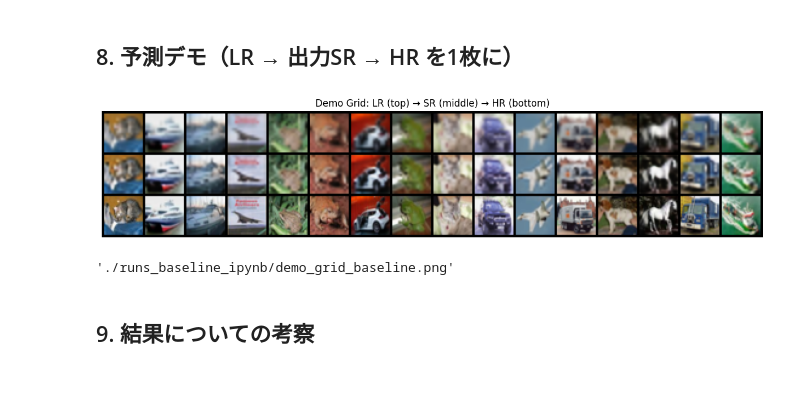
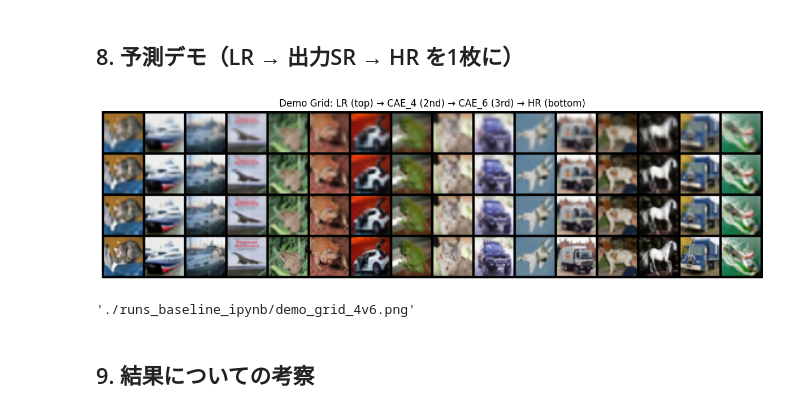
Before and after one commit to yuusyasiratama/simple-superres-cifar10, a Jupyter notebook: product_coding.ipynb, the cells around one changed output. Drawn from its saved outputs; the diff is of its cells as text; code cells hidden in the pictures; blank space fills up the shorter version.

```diff
--- a/product_coding.ipynb
+++ b/product_coding.ipynb
@@ -48,8 +48,8 @@ CFG = dict(
     # バッチサイズ
     batch_size=128,
     # 学習データを回す回数
-    # epochs=15,              # 本当は15以上は欲しいけど、PCスペックが足りないので実装時は3
-    epochs=1,
+    epochs=15,              # 本当は15以上は欲しいけど、PCスペックが足りないので実装時は3
+    # epochs=1,
     # 学習率
     lr=2e-3,
     # L2正則化の強さ(重みが大きくなりすぎないようにする)
@@ -385,37 +414,77 @@ os.listdir(CFG["save_dir"])
 ## 8. 予測デモ（LR → 出力SR → HR を1枚に）
 # %%
 @torch.no_grad()
-def save_demo_grid():
-    # 先程学習させたモデルを読み込む
-    model.load_state_dict(torch.load(os.path.join(CFG["save_dir"], "best_baseline.pth"), map_location=DEVICE))
-    model.eval()
-    # テストデータの先頭バッチを取得 16枚だけ使ってみる
+def save_demo_grid_4v6(nshow=16):
+    # 先程学習させたモデルを読み込む（モデルごとに別ファイル）
+    m4 = CAE_4().to(DEVICE)
+    m4.load_state_dict(torch.load(os.path.join(CFG["save_dir"], "best_CAE_4.pth"), map_location=DEVICE))
+    m4.eval()
+
+    m6 = CAE_6().to(DEVICE)
+    m6.load_state_dict(torch.load(os.path.join(CFG["save_dir"], "best_CAE_6.pth"), map_location=DEVICE))
+    m6.eval()
+
+    # テストデータの先頭バッチを1度だけ取得 → 両モデルで同じデータを使う
     x, _ = next(iter(test_loader))
-    x = x[:16].to(DEVICE)
+    x = x[:nshow].to(DEVICE)
+
+    # 低解像度画像を作り、SRを両モデルで生成
     lr, hr = make_low_res(x, CFG["low_size"], CFG["high_size"])
-    sr = model(lr)
-    grid = torch.cat([lr.cpu(), sr.cpu(), hr.cpu()], dim=0)  # 16*3=48枚 (上:LR 中:SR 下:HR)
-    out_path = os.path.join(CFG["save_dir"], "demo_grid_baseline.png")
-    utils.save_image(grid, out_path, nrow=16)
+    sr4 = m4(lr)
+    sr6 = m6(lr)
+
+    # グリッドを作成（上から LR → CAE_4 → CAE_6 → HR）
+    grid = torch.cat([lr.cpu(), sr4.cpu(), sr6.cpu(), hr.cpu()], dim=0)  # nshow*4枚
+    out_path = os.path.join(CFG["save_dir"], "demo_grid_4v6.png")
+    utils.save_image(grid, out_path, nrow=nshow)
     return out_path
 
-demo_path = save_demo_grid()
+# 画像を保存して表示
+demo_path = save_demo_grid_4v6(nshow=16)
 
-# 画像を表示
-# 上から下にかけて、画像の解像度が上がっていれば成功
 from PIL import Image
 img = Image.open(demo_path)
-plt.figure(figsize=(12, 8))
+plt.figure(figsize=(12, 9))
 plt.imshow(img)
 plt.axis('off')
-plt.title('Demo Grid: LR (top) → SR (middle) → HR (bottom)')
+plt.title('Demo Grid: LR (top) → CAE_4 (2nd) → CAE_6 (3rd) → HR (bottom)')
 plt.tight_layout()
 plt.show()
 
 demo_path
+
+# @torch.no_grad()
+# def save_demo_grid():
+#     # 先程学習させたモデルを読み込む
+#     model.load_state_dict(torch.load(os.path.join(CFG["save_dir"], "best_baseline.pth"), map_location=DEVICE))
+#     model.eval()
+#     # テストデータの先頭バッチを取得 16枚だけ使ってみる
+#     x, _ = next(iter(test_loader))
+#     x = x[:16].to(DEVICE)
+#     lr, hr = make_low_res(x, CFG["low_size"], CFG["high_size"])
+#     sr = model(lr)
+#     grid = torch.cat([lr.cpu(), sr.cpu(), hr.cpu()], dim=0)  # 16*3=48枚 (上:LR 中:SR 下:HR)
+#     out_path = os.path.join(CFG["save_dir"], "demo_grid_baseline.png")
+#     utils.save_image(grid, out_path, nrow=16)
+#     return out_path
+
+# demo_path = save_demo_grid()
+
+# # 画像を表示
+# # 上から下にかけて、画像の解像度が上がっていれば成功
+# from PIL import Image
+# img = Image.open(demo_path)
+# plt.figure(figsize=(12, 8))
+# plt.imshow(img)
+# plt.axis('off')
+# plt.title('Demo Grid: LR (top) → SR (middle) → HR (bottom)')
+# plt.tight_layout()
+# plt.show()
+
+# demo_path
 # %% [output]
-[figure, old version]
+[figure, new version]
-'./runs_baseline_ipynb/demo_grid_baseline.png'
+'./runs_baseline_ipynb/demo_grid_4v6.png'
 # %% [markdown]
 ## 9. 結果についての考察
 # %% [markdown]
```
Also changed, not shown: parts of 4 cells of this notebook.
